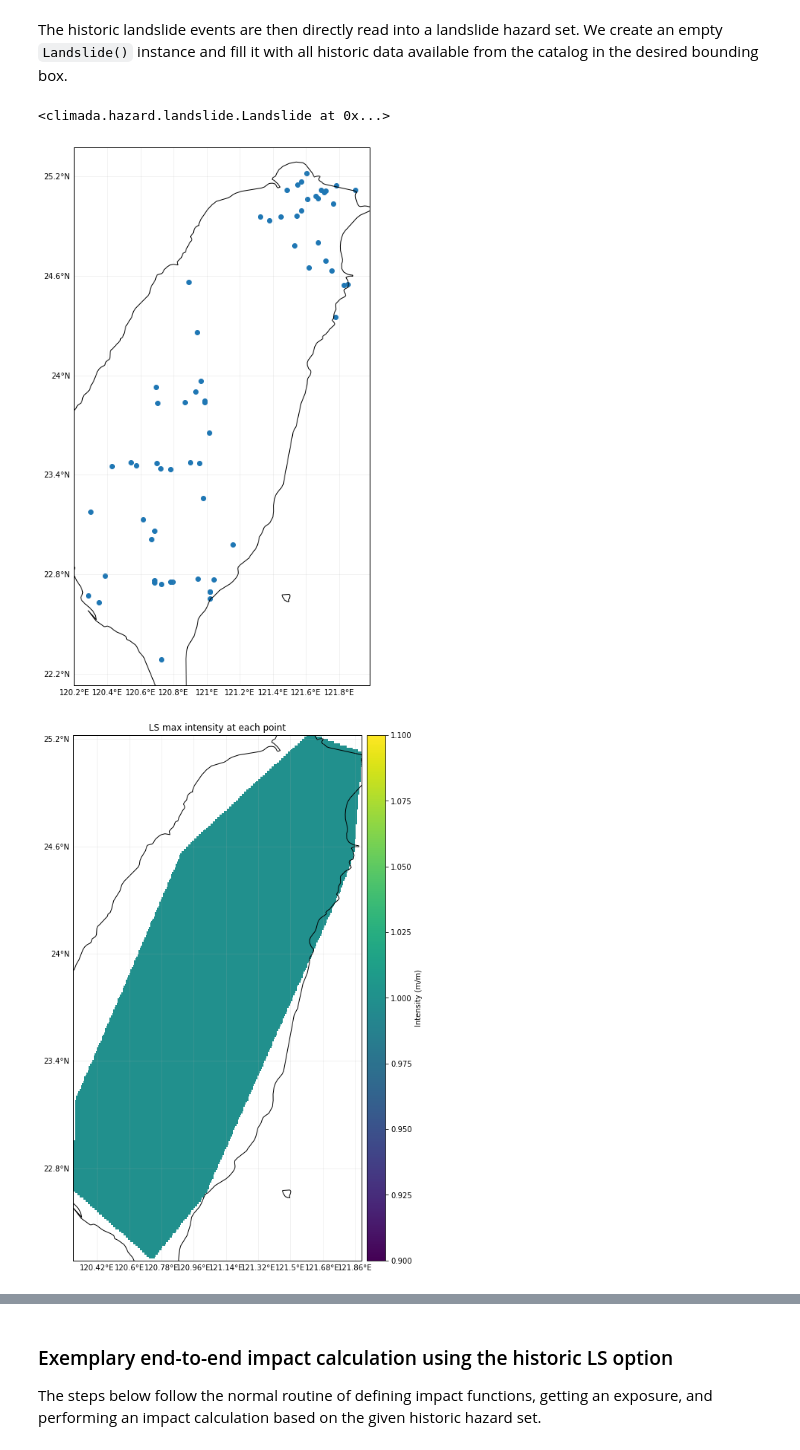
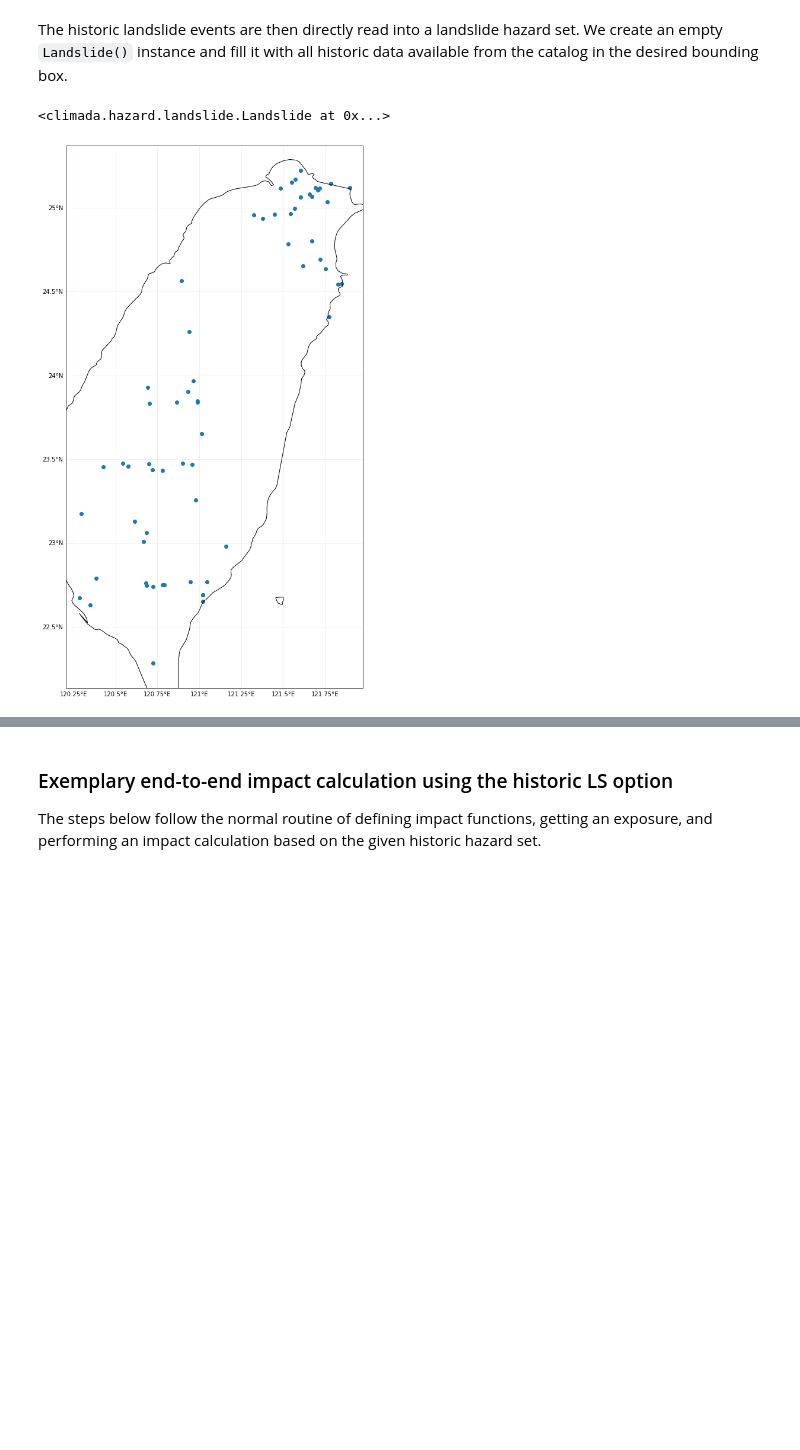
Before and after one commit to mmyrte/climada_python, a Jupyter notebook: doc/tutorial/climada_hazard_Landslide.ipynb, the cells around one changed output, grey strips where cells are left out. Saved outputs shown, nothing was run; the diff lists cells and outputs as text; code cells hidden in the pictures; blank space fills up the shorter version.

```diff
--- a/doc/tutorial/climada_hazard_Landslide.ipynb
+++ b/doc/tutorial/climada_hazard_Landslide.ipynb
@@ -30,13 +30,14 @@ import os
 The historic landslide events are then directly read into a landslide hazard set.
 We create an empty `Landslide()` instance and fill it with all historic data available from the catalog in the desired bounding box.
 # %%
-path_COOLR = 'your path to folder nasa_global_landslide_catalog_point.shp' #e.g.: '/Users/evelynm/climada_python/data/system/nasa_global_landslide_catalog_point/nasa_global_landslide_catalog_point.shp'
+path_COOLR =  'your path to folder nasa_global_landslide_catalog_point.shp' #e.g.:'/Users/evelynm/climada_python/data/system/nasa_global_landslide_catalog_point/nasa_global_landslide_catalog_point.shp'
 bbox_taiwan = [25.5, 122.0, 21.0, 119.5]
 
 # Example for Taiwan
 haz_ls_Taiwan_hist = Landslide()
-haz_ls_Taiwan_hist.set_ls_hist(bbox=bbox_taiwan, path_sourcefile = path_COOLR, check_plots=1)
+haz_ls_Taiwan_hist.set_ls_hist(bbox=bbox_taiwan,
+                               path_sourcefile=path_COOLR,
+                               check_plots=1)
 # %% [output]
 <climada.hazard.landslide.Landslide at 0x...>
-[figure, old version]
+[figure, new version]
-[figure, removed]
```
Also changed, not shown: parts of 10 cells of this notebook, 4 other files.
